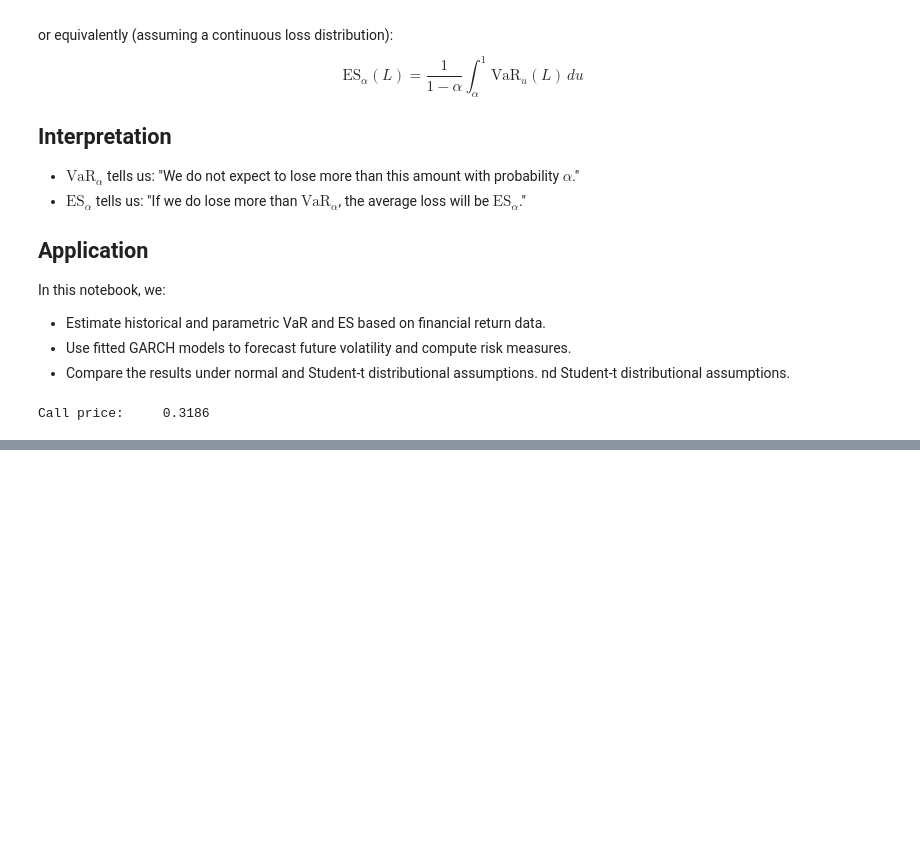
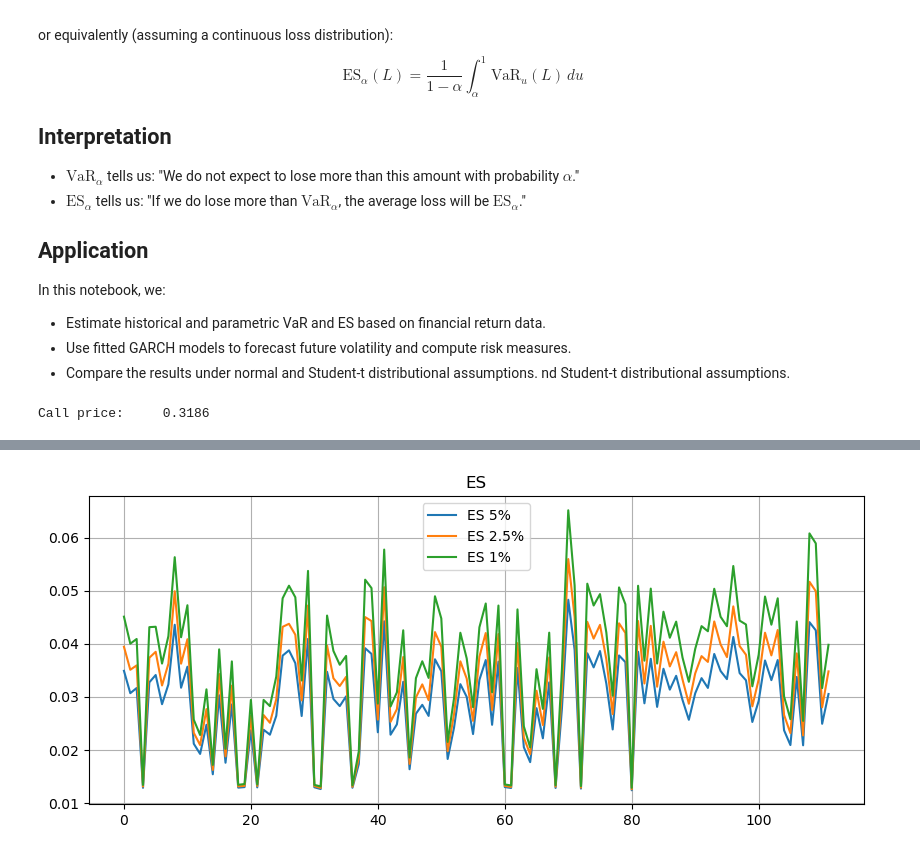
Before and after one commit to NicolaBartolini/GrEnFin_Python_course, a Jupyter notebook: Risk_measures.ipynb, the cells around one changed output, grey strips where cells are left out. Saved outputs shown, nothing was run; the diff lists cells and outputs as text; code cells hidden in the pictures; blank space fills up the shorter version.

```diff
--- a/Risk_measures.ipynb
+++ b/Risk_measures.ipynb
@@ -127,0 +236,7 @@ ES 1%: 0.9999618259991097
+# %%
+df_ES.plot(figsize=(10, 4))
+plt.grid()
+plt.title('ES')
+plt.show()
+# %% [output]
+[figure, added]
```
Also changed, not shown: parts of 11 cells of this notebook.
